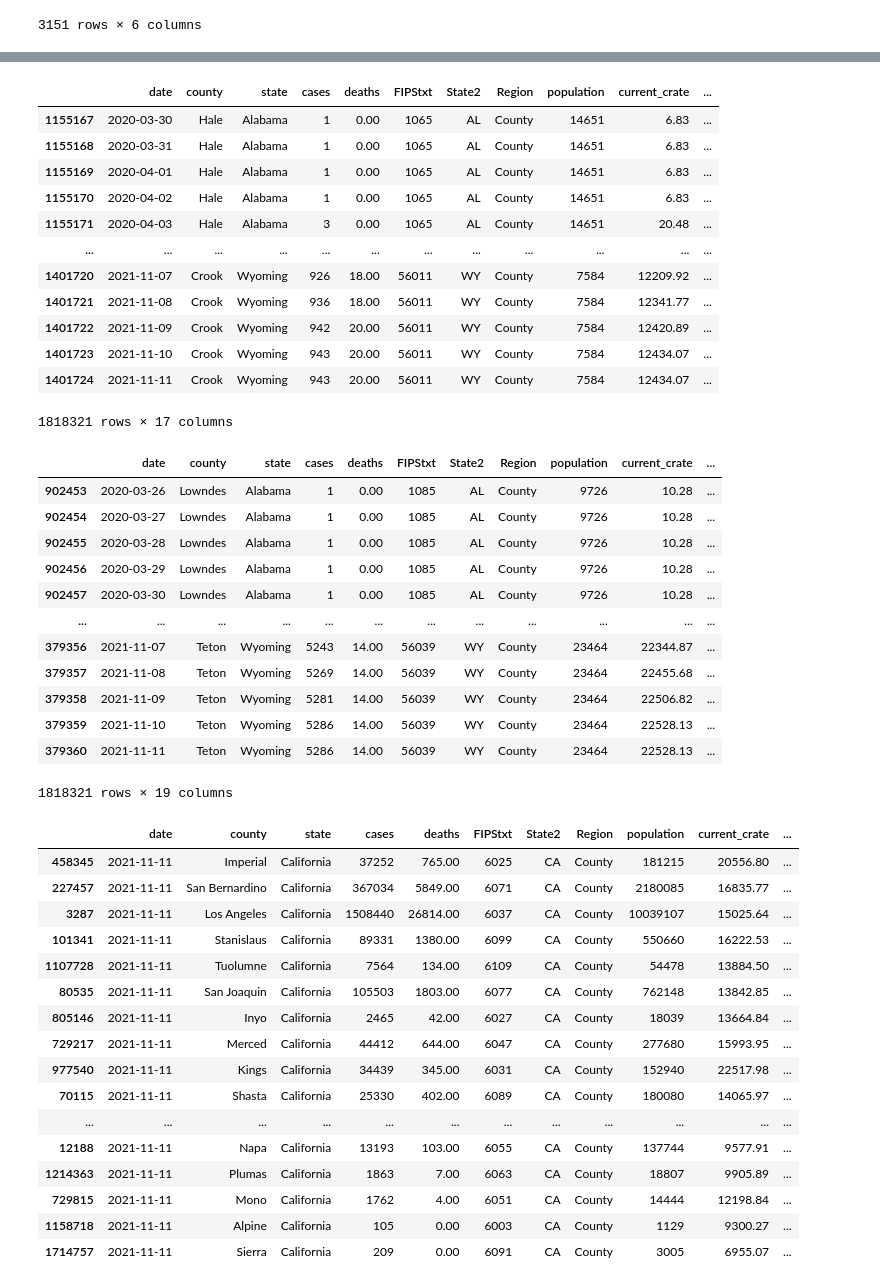
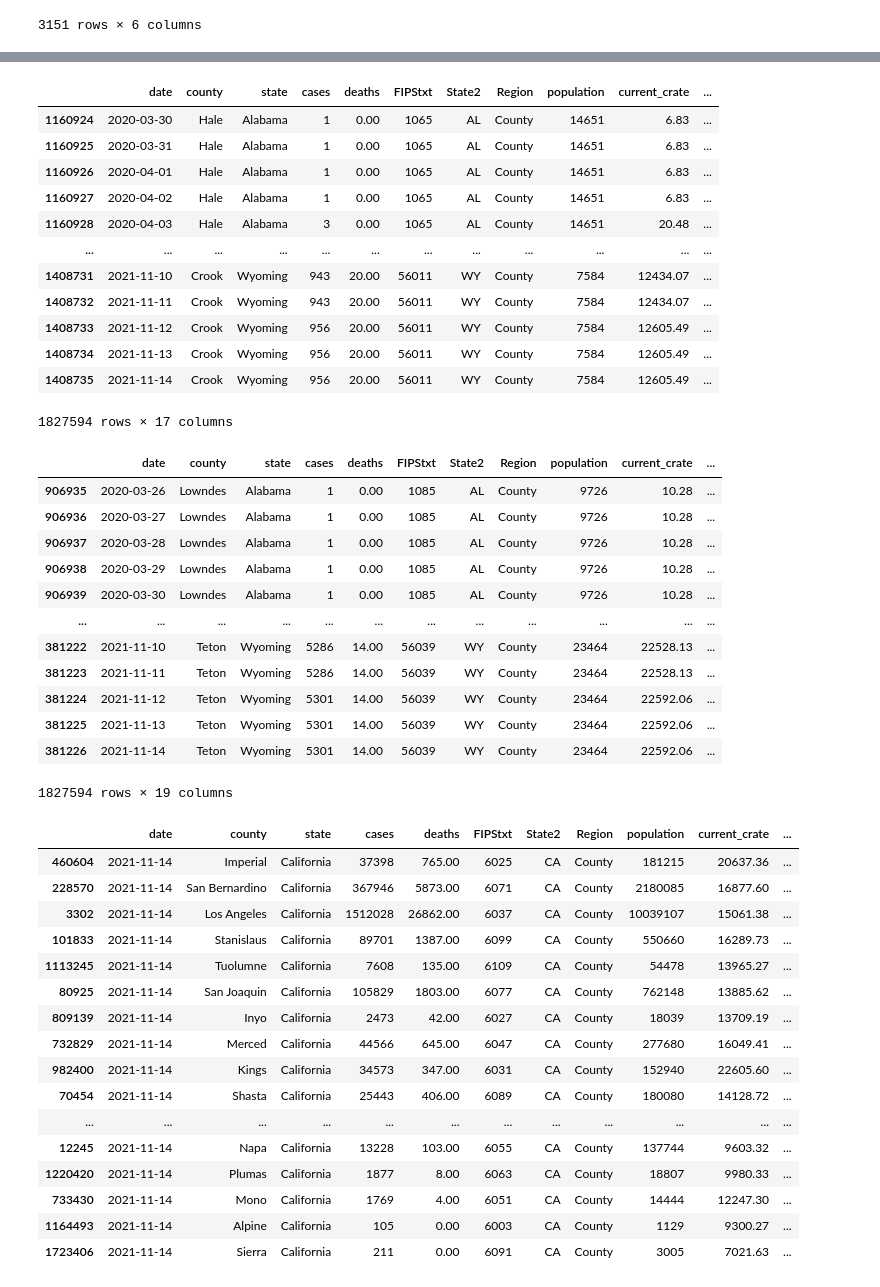
Before and after one commit to menlodoug/covid_crunching, a Jupyter notebook: pandas/COVID_USA.ipynb, the cells around one changed output, grey strips where cells are left out. Drawn from its saved outputs; the diff is of its cells as text; code cells hidden in the pictures.

```diff
--- a/pandas/COVID_USA.ipynb
+++ b/pandas/COVID_USA.ipynb
@@ -94,7 +94,7 @@ counties
 # %%
 # Isolate data from most current day.
 
-counties_us = counties[(counties['date'] == '2021-11-11') & (counties['Region'] == 'County')]
+counties_us = counties[(counties['date'] == '2021-11-14') & (counties['Region'] == 'County')]
 counties_us
 # %% [output]
 |  | date | county | state | cases | deaths | FIPStxt | State2 | Region | population | current_crate | ... |
@@ -209,18 +209,18 @@ usa[ '14day_case_avg' ] = usa.case_day.rolling(14).mean()
 usa
 # %% [output]
 |  | date | county | state | cases | deaths | FIPStxt | State2 | Region | population | current_crate | ... |
-| 1155167 | 2020-03-30 | Hale | Alabama | 1 | 0.00 | 1065 | AL | County | 14651 | 6.83 | ... |
-| 1155168 | 2020-03-31 | Hale | Alabama | 1 | 0.00 | 1065 | AL | County | 14651 | 6.83 | ... |
-| 1155169 | 2020-04-01 | Hale | Alabama | 1 | 0.00 | 1065 | AL | County | 14651 | 6.83 | ... |
-| 1155170 | 2020-04-02 | Hale | Alabama | 1 | 0.00 | 1065 | AL | County | 14651 | 6.83 | ... |
-| 1155171 | 2020-04-03 | Hale | Alabama | 3 | 0.00 | 1065 | AL | County | 14651 | 20.48 | ... |
+| 1160924 | 2020-03-30 | Hale | Alabama | 1 | 0.00 | 1065 | AL | County | 14651 | 6.83 | ... |
+| 1160925 | 2020-03-31 | Hale | Alabama | 1 | 0.00 | 1065 | AL | County | 14651 | 6.83 | ... |
+| 1160926 | 2020-04-01 | Hale | Alabama | 1 | 0.00 | 1065 | AL | County | 14651 | 6.83 | ... |
+| 1160927 | 2020-04-02 | Hale | Alabama | 1 | 0.00 | 1065 | AL | County | 14651 | 6.83 | ... |
+| 1160928 | 2020-04-03 | Hale | Alabama | 3 | 0.00 | 1065 | AL | County | 14651 | 20.48 | ... |
 | ... | ... | ... | ... | ... | ... | ... | ... | ... | ... | ... | ... |
-| 1401720 | 2021-11-07 | Crook | Wyoming | 926 | 18.00 | 56011 | WY | County | 7584 | 12209.92 | ... |
-| 1401721 | 2021-11-08 | Crook | Wyoming | 936 | 18.00 | 56011 | WY | County | 7584 | 12341.77 | ... |
-| 1401722 | 2021-11-09 | Crook | Wyoming | 942 | 20.00 | 56011 | WY | County | 7584 | 12420.89 | ... |
-| 1401723 | 2021-11-10 | Crook | Wyoming | 943 | 20.00 | 56011 | WY | County | 7584 | 12434.07 | ... |
-| 1401724 | 2021-11-11 | Crook | Wyoming | 943 | 20.00 | 56011 | WY | County | 7584 | 12434.07 | ... |
+| 1408731 | 2021-11-10 | Crook | Wyoming | 943 | 20.00 | 56011 | WY | County | 7584 | 12434.07 | ... |
+| 1408732 | 2021-11-11 | Crook | Wyoming | 943 | 20.00 | 56011 | WY | County | 7584 | 12434.07 | ... |
+| 1408733 | 2021-11-12 | Crook | Wyoming | 956 | 20.00 | 56011 | WY | County | 7584 | 12605.49 | ... |
+| 1408734 | 2021-11-13 | Crook | Wyoming | 956 | 20.00 | 56011 | WY | County | 7584 | 12605.49 | ... |
+| 1408735 | 2021-11-14 | Crook | Wyoming | 956 | 20.00 | 56011 | WY | County | 7584 | 12605.49 | ... |
-1818321 rows × 17 columns
+1827594 rows × 17 columns
 # %%
 # Break out daily death data from the New York Times csv that is cumulative in nature
 
@@ -230,18 +230,18 @@ usa[ '14day_death_avg' ] = usa.death_day.rolling(14).mean()
 usa
 # %% [output]
 |  | date | county | state | cases | deaths | FIPStxt | State2 | Region | population | current_crate | ... |
-| 902453 | 2020-03-26 | Lowndes | Alabama | 1 | 0.00 | 1085 | AL | County | 9726 | 10.28 | ... |
-| 902454 | 2020-03-27 | Lowndes | Alabama | 1 | 0.00 | 1085 | AL | County | 9726 | 10.28 | ... |
-| 902455 | 2020-03-28 | Lowndes | Alabama | 1 | 0.00 | 1085 | AL | County | 9726 | 10.28 | ... |
-| 902456 | 2020-03-29 | Lowndes | Alabama | 1 | 0.00 | 1085 | AL | County | 9726 | 10.28 | ... |
-| 902457 | 2020-03-30 | Lowndes | Alabama | 1 | 0.00 | 1085 | AL | County | 9726 | 10.28 | ... |
+| 906935 | 2020-03-26 | Lowndes | Alabama | 1 | 0.00 | 1085 | AL | County | 9726 | 10.28 | ... |
+| 906936 | 2020-03-27 | Lowndes | Alabama | 1 | 0.00 | 1085 | AL | County | 9726 | 10.28 | ... |
+| 906937 | 2020-03-28 | Lowndes | Alabama | 1 | 0.00 | 1085 | AL | County | 9726 | 10.28 | ... |
+| 906938 | 2020-03-29 | Lowndes | Alabama | 1 | 0.00 | 1085 | AL | County | 9726 | 10.28 | ... |
+| 906939 | 2020-03-30 | Lowndes | Alabama | 1 | 0.00 | 1085 | AL | County | 9726 | 10.28 | ... |
 | ... | ... | ... | ... | ... | ... | ... | ... | ... | ... | ... | ... |
-| 379356 | 2021-11-07 | Teton | Wyoming | 5243 | 14.00 | 56039 | WY | County | 23464 | 22344.87 | ... |
-| 379357 | 2021-11-08 | Teton | Wyoming | 5269 | 14.00 | 56039 | WY | County | 23464 | 22455.68 | ... |
-| 379358 | 2021-11-09 | Teton | Wyoming | 5281 | 14.00 | 56039 | WY | County | 23464 | 22506.82 | ... |
-| 379359 | 2021-11-10 | Teton | Wyoming | 5286 | 14.00 | 56039 | WY | County | 23464 | 22528.13 | ... |
-| 379360 | 2021-11-11 | Teton | Wyoming | 5286 | 14.00 | 56039 | WY | County | 23464 | 22528.13 | ... |
+| 381222 | 2021-11-10 | Teton | Wyoming | 5286 | 14.00 | 56039 | WY | County | 23464 | 22528.13 | ... |
+| 381223 | 2021-11-11 | Teton | Wyoming | 5286 | 14.00 | 56039 | WY | County | 23464 | 22528.13 | ... |
+| 381224 | 2021-11-12 | Teton | Wyoming | 5301 | 14.00 | 56039 | WY | County | 23464 | 22592.06 | ... |
+| 381225 | 2021-11-13 | Teton | Wyoming | 5301 | 14.00 | 56039 | WY | County | 23464 | 22592.06 | ... |
+| 381226 | 2021-11-14 | Teton | Wyoming | 5301 | 14.00 | 56039 | WY | County | 23464 | 22592.06 | ... |
-1818321 rows × 19 columns
+1827594 rows × 19 columns
 # %%
 # Export updated national data to csv for use in Tableau
 
@@ -249,26 +249,26 @@ usa.to_csv('daily_covid_us.csv', index=False)
 # %%
 # Filter California data to show only numbers for today
 
-counties_cal = usa[(usa['date'] == '2021-11-11') & (usa['state'] == 'California')]
+counties_cal = usa[(usa['date'] == '2021-11-14') & (usa['state'] == 'California')]
 counties_cal
 # %% [output]
 |  | date | county | state | cases | deaths | FIPStxt | State2 | Region | population | current_crate | ... |
-| 458345 | 2021-11-11 | Imperial | California | 37252 | 765.00 | 6025 | CA | County | 181215 | 20556.80 | ... |
-| 227457 | 2021-11-11 | San Bernardino | California | 367034 | 5849.00 | 6071 | CA | County | 2180085 | 16835.77 | ... |
-| 3287 | 2021-11-11 | Los Angeles | California | 1508440 | 26814.00 | 6037 | CA | County | 10039107 | 15025.64 | ... |
-| 101341 | 2021-11-11 | Stanislaus | California | 89331 | 1380.00 | 6099 | CA | County | 550660 | 16222.53 | ... |
-| 1107728 | 2021-11-11 | Tuolumne | California | 7564 | 134.00 | 6109 | CA | County | 54478 | 13884.50 | ... |
-| 80535 | 2021-11-11 | San Joaquin | California | 105503 | 1803.00 | 6077 | CA | County | 762148 | 13842.85 | ... |
-| 805146 | 2021-11-11 | Inyo | California | 2465 | 42.00 | 6027 | CA | County | 18039 | 13664.84 | ... |
-| 729217 | 2021-11-11 | Merced | California | 44412 | 644.00 | 6047 | CA | County | 277680 | 15993.95 | ... |
-| 977540 | 2021-11-11 | Kings | California | 34439 | 345.00 | 6031 | CA | County | 152940 | 22517.98 | ... |
-| 70115 | 2021-11-11 | Shasta | California | 25330 | 402.00 | 6089 | CA | County | 180080 | 14065.97 | ... |
+| 460604 | 2021-11-14 | Imperial | California | 37398 | 765.00 | 6025 | CA | County | 181215 | 20637.36 | ... |
+| 228570 | 2021-11-14 | San Bernardino | California | 367946 | 5873.00 | 6071 | CA | County | 2180085 | 16877.60 | ... |
+| 3302 | 2021-11-14 | Los Angeles | California | 1512028 | 26862.00 | 6037 | CA | County | 10039107 | 15061.38 | ... |
+| 101833 | 2021-11-14 | Stanislaus | California | 89701 | 1387.00 | 6099 | CA | County | 550660 | 16289.73 | ... |
+| 1113245 | 2021-11-14 | Tuolumne | California | 7608 | 135.00 | 6109 | CA | County | 54478 | 13965.27 | ... |
+| 80925 | 2021-11-14 | San Joaquin | California | 105829 | 1803.00 | 6077 | CA | County | 762148 | 13885.62 | ... |
+| 809139 | 2021-11-14 | Inyo | California | 2473 | 42.00 | 6027 | CA | County | 18039 | 13709.19 | ... |
+| 732829 | 2021-11-14 | Merced | California | 44566 | 645.00 | 6047 | CA | County | 277680 | 16049.41 | ... |
+| 982400 | 2021-11-14 | Kings | California | 34573 | 347.00 | 6031 | CA | County | 152940 | 22605.60 | ... |
+| 70454 | 2021-11-14 | Shasta | California | 25443 | 406.00 | 6089 | CA | County | 180080 | 14128.72 | ... |
 | ... | ... | ... | ... | ... | ... | ... | ... | ... | ... | ... | ... |
-| 12188 | 2021-11-11 | Napa | California | 13193 | 103.00 | 6055 | CA | County | 137744 | 9577.91 | ... |
-| 1214363 | 2021-11-11 | Plumas | California | 1863 | 7.00 | 6063 | CA | County | 18807 | 9905.89 | ... |
-| 729815 | 2021-11-11 | Mono | California | 1762 | 4.00 | 6051 | CA | County | 14444 | 12198.84 | ... |
-| 1158718 | 2021-11-11 | Alpine | California | 105 | 0.00 | 6003 | CA | County | 1129 | 9300.27 | ... |
-| 1714757 | 2021-11-11 | Sierra | California | 209 | 0.00 | 6091 | CA | County | 3005 | 6955.07 | ... |
+| 12245 | 2021-11-14 | Napa | California | 13228 | 103.00 | 6055 | CA | County | 137744 | 9603.32 | ... |
+| 1220420 | 2021-11-14 | Plumas | California | 1877 | 8.00 | 6063 | CA | County | 18807 | 9980.33 | ... |
+| 733430 | 2021-11-14 | Mono | California | 1769 | 4.00 | 6051 | CA | County | 14444 | 12247.30 | ... |
+| 1164493 | 2021-11-14 | Alpine | California | 105 | 0.00 | 6003 | CA | County | 1129 | 9300.27 | ... |
+| 1723406 | 2021-11-14 | Sierra | California | 211 | 0.00 | 6091 | CA | County | 3005 | 7021.63 | ... |
 # %%
 # Show top 10 California counties based on largest current infection rate
 
```
Also changed, not shown: parts of 12 cells of this notebook, 39 other files.
